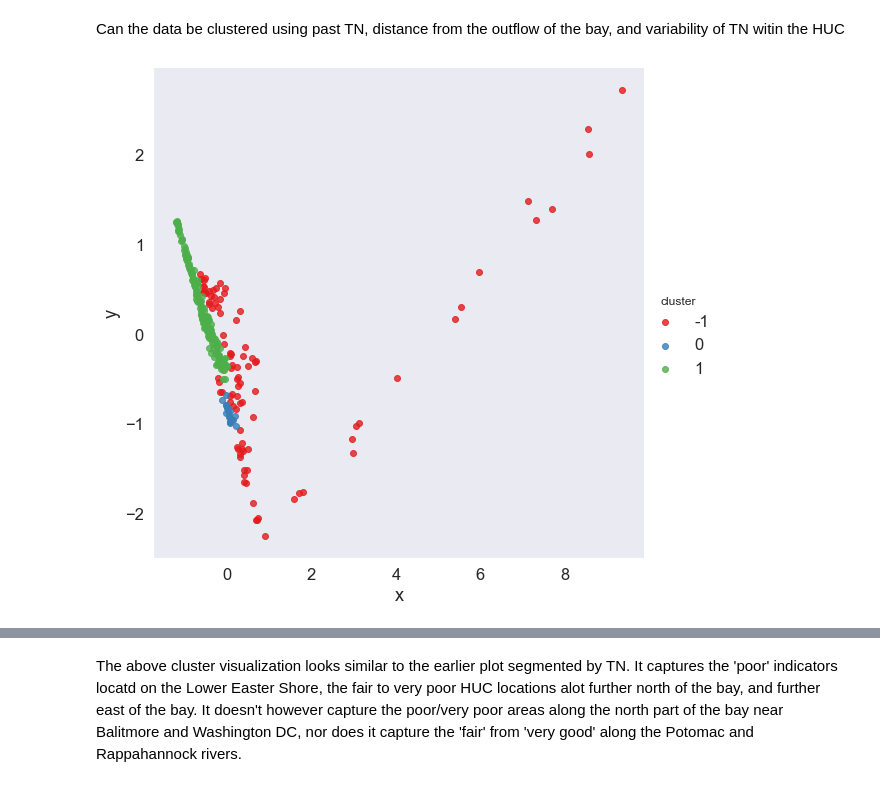
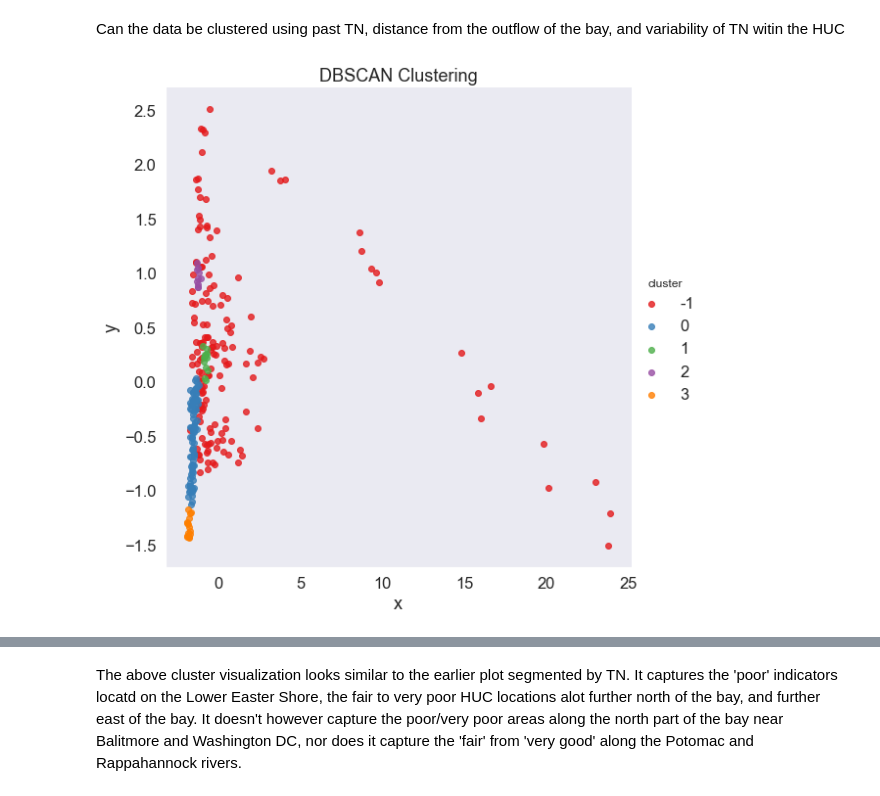
Before and after one commit to teamHackTheBay/hackTheBay, a Jupyter notebook: exploration/correlation_no2_data.ipynb, the cells around one changed output, grey strips where cells are left out. Drawn from its saved outputs; the diff is of its cells as text; code cells hidden in the pictures.

```diff
--- a/exploration/correlation_no2_data.ipynb
+++ b/exploration/correlation_no2_data.ipynb
@@ -16,5 +16,6 @@ data_path = os.path.join(PROJ_ROOT,
 
 
 all_data=pd.read_csv(data_path, parse_dates=['new_date'])
+all_data.drop(all_data.columns[0], axis=1,inplace=True)
 print(all_data.shape)
 # %% [output]
@@ -539,7 +545,7 @@ Can the data be clustered using past TN, distance from the outflow of the bay, a
 # %%
 #create cluster column
 from sklearn.cluster import DBSCAN
-from sklearn.preprocessing import StandardScaler
+from sklearn.preprocessing import StandardScaler, RobustScaler
 
 X_train_i=all_data[all_data.new_date>='2016'][['of_dist','huc12_','tn']]
 gmeans=X_train_i[X_train_i.tn <=2].tn.mean()
@@ -547,37 +553,42 @@ X_train_i['vars']=(X_train_i['tn']-gmeans)**2
 
 # X_train_i.drop(['tn'],inplace=True,axis=1)
 # x=X_train[['huc12_','huc12_enc','of_dist']].drop_duplicates().set_index('huc12_').values
-x=X_train_i.groupby(['huc12_'])[['of_dist','vars','tn']].mean().values
-x = StandardScaler().fit_transform(x)
+x=X_train_i.groupby(['huc12_'])[['of_dist','vars','tn']].mean()
+# x = RobustScaler().fit_transform(x)
+x['tn'] = RobustScaler().fit_transform(x.tn.values.reshape(-1,1))
+x['of_dist'] = StandardScaler().fit_transform(x.of_dist.values.reshape(-1,1))
+x['vars'] = StandardScaler().fit_transform(x.vars.values.reshape(-1,1))
 
 
-db=DBSCAN(eps=.126,
+# .126, 9 for Standard Scaler
+db=DBSCAN(eps=.145,
          min_samples=9,
          metric='euclidean')
 labels = db.fit_predict(x)
 
 from sklearn.decomposition import PCA
 
 
 #use PCA to reduce the dimensions to 2
 pca = PCA(n_components = 2)
 pca.fit(x)
 pca.transform(x)
 transformed = pca.transform(x)
 
 n=pd.DataFrame({'x': transformed[:, 0],
                     'y': transformed[:,1],
                     'cluster': labels},
                    index = X_train_i.groupby(['huc12_'])[['of_dist','vars','tn']].mean().index)
 
 _=sns.lmplot(x = 'x', y = 'y', data = n, fit_reg= False, hue = 'cluster', palette = 'Set1', size = 8)
+plt.title('DBSCAN Clustering')
 
 # n['cluster']=n.cluster.map({-1:1}).fillna(0)
 
 X_train_i=all_data.merge(n[['cluster']], left_on='huc12_', right_index=True, how='left')
 X_test_i=all_data.merge(n[['cluster']], left_on='huc12_', right_index=True, how='left').fillna(0)
 # %% [output]
-[figure, old version]
+[figure, new version]
 # %%
 
 huc_locs = gpd.read_file(os.path.join(PROJ_ROOT,
```
Also changed, not shown: parts of 14 cells of this notebook.
